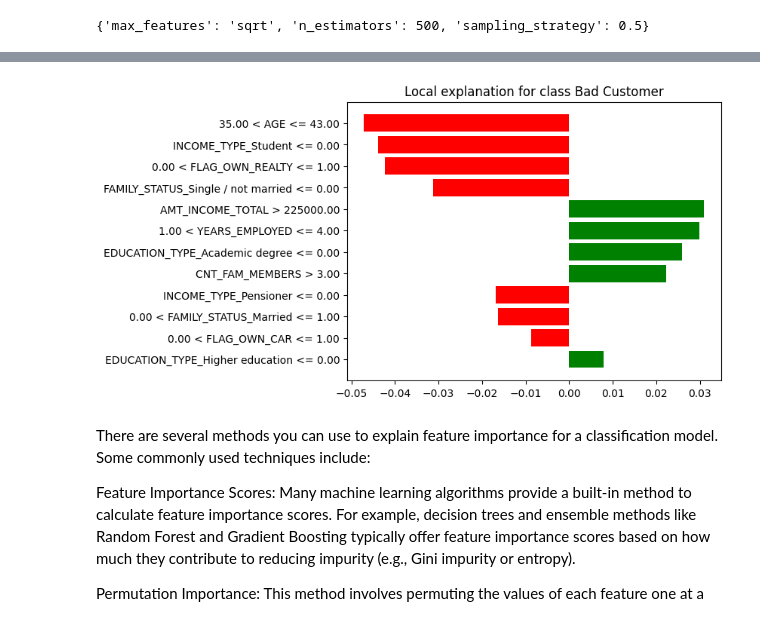
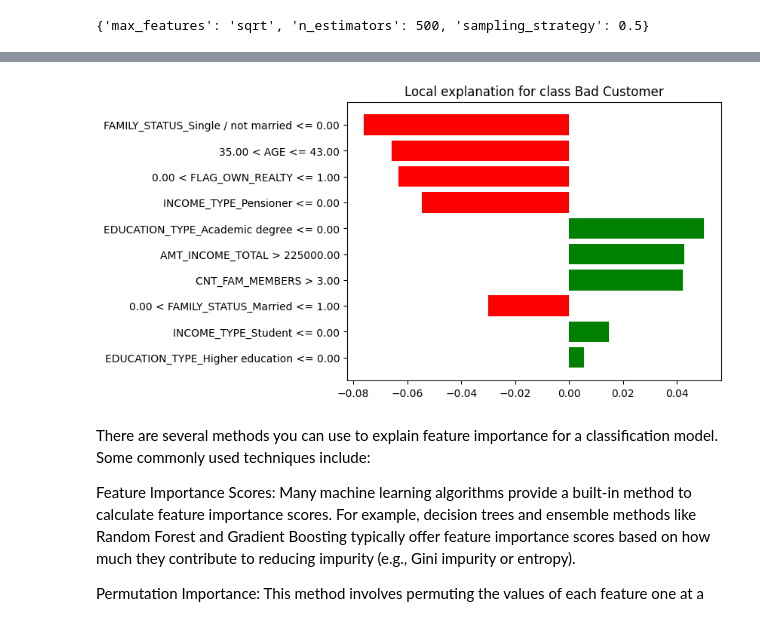
Before and after one commit to EnricoMiche1210760/prediction-of-creditworthiness-for-credit-card-issuance, a Jupyter notebook: src/main.ipynb, the cells around one changed output, grey strips where cells are left out. Drawn from its saved outputs; the diff is of its cells as text; code cells hidden in the pictures.

```diff
--- a/src/main.ipynb
+++ b/src/main.ipynb
@@ -480,12 +561,13 @@ pd.crosstab(approved_applications['BAD_CUSTOMER'], approved_applications["NAME_E
 | 0 | 18 |
 # %%
 
-columns_to_ordinal_encode = ["FLAG_OWN_CAR", "FLAG_OWN_REALTY"]
-columns_to_one_hot_encode = ["NAME_FAMILY_STATUS", "NAME_INCOME_TYPE", "NAME_EDUCATION_TYPE"]
-columns_to_scale = ["AMT_INCOME_TOTAL", "AGE", "YEARS_EMPLOYED", "CNT_FAM_MEMBERS"]
-columns_not_to_encode = ["FLAG_WORK_PHONE", "FLAG_PHONE", "FLAG_EMAIL"]
+columns_to_ordinal_encode = ['FLAG_OWN_REALTY']
+columns_to_one_hot_encode = ['NAME_FAMILY_STATUS', 'NAME_INCOME_TYPE', 'NAME_EDUCATION_TYPE']
+columns_to_scale = ['AMT_INCOME_TOTAL', 'AGE', 'CNT_FAM_MEMBERS']
 
-X = approved_applications.drop(columns=['ID', 'CUSTOMER_RELIABILITY', 'BAD_CUSTOMER', 'FLAG_MOBIL', "NAME_HOUSING_TYPE"])
+X = approved_applications.drop(columns=['ID', "FLAG_OWN_CAR", 'CUSTOMER_RELIABILITY',
+                                        'BAD_CUSTOMER', 'FLAG_MOBIL', "NAME_HOUSING_TYPE", "YEARS_EMPLOYED",
+                                        'FLAG_WORK_PHONE', 'FLAG_PHONE', 'FLAG_EMAIL'])
 y = approved_applications['BAD_CUSTOMER']
 
 X_train, X_test, y_train, y_test = train_test_split(X, y, test_size=0.2, random_state=RANDOM_STATE)
@@ -517,6 +599,6 @@ Text(0.5, 1.0, 'Correlation Matrix')
 # %%
-X_train_rf = X_train[["FLAG_OWN_CAR", "FLAG_OWN_REALTY", "AGE", "YEARS_EMPLOYED", "AMT_INCOME_TOTAL", "CNT_FAM_MEMBERS", "INCOME_TYPE_Pensioner", "INCOME_TYPE_Student", "EDUCATION_TYPE_Academic degree", "FAMILY_STATUS_Married", "FAMILY_STATUS_Single / not married", "EDUCATION_TYPE_Higher education"]]
-X_test_rf  =  X_test[["FLAG_OWN_CAR", "FLAG_OWN_REALTY", "AGE", "YEARS_EMPLOYED", "AMT_INCOME_TOTAL", "CNT_FAM_MEMBERS", "INCOME_TYPE_Pensioner", "INCOME_TYPE_Student", "EDUCATION_TYPE_Academic degree", "FAMILY_STATUS_Married", "FAMILY_STATUS_Single / not married", "EDUCATION_TYPE_Higher education"]]
+X_train_rf = X_train[["FLAG_OWN_REALTY", "AGE", "AMT_INCOME_TOTAL", "CNT_FAM_MEMBERS", "INCOME_TYPE_Pensioner", "INCOME_TYPE_Student", "EDUCATION_TYPE_Academic degree", "FAMILY_STATUS_Married", "FAMILY_STATUS_Single / not married", "EDUCATION_TYPE_Higher education"]]
+X_test_rf  =  X_test[["FLAG_OWN_REALTY", "AGE", "AMT_INCOME_TOTAL", "CNT_FAM_MEMBERS", "INCOME_TYPE_Pensioner", "INCOME_TYPE_Student", "EDUCATION_TYPE_Academic degree", "FAMILY_STATUS_Married", "FAMILY_STATUS_Single / not married", "EDUCATION_TYPE_Higher education"]]
 # %%
 std_scaler_transformer = ColumnTransformer([
     ('STD_SCALER', StandardScaler(), columns_to_scale)
@@ -722,7 +803,7 @@ weighted avg       0.95      0.90      0.92      2631
 # %%
 balanced_model = BalancedBaggingClassifier(estimator=DecisionTreeClassifier(), replacement=True, random_state=RANDOM_STATE, n_jobs=-1)
 param_grid = {
-    'n_estimators': [100, 200, 500],
+    'n_estimators': [200, 500, 750],
     'max_samples': [0.75, 1.],
     'max_features': [0.5, 0.75, 1.]
 }
@@ -865,15 +947,15 @@ Permutation Importance:  [-0.00186241  0.00741163  0.00627138  0.00117826  0.018
 # %%
 import lime
 import lime.lime_tabular
 explainer = lime.lime_tabular.LimeTabularExplainer(X_train_rf.values, feature_names=X_train_rf.columns, class_names=["Good Customer", "Bad Customer"], mode='classification', random_state=RANDOM_STATE)
 
 idx = 0
-exp = explainer.explain_instance(X_test_rf.values[idx], best_balanced_model.predict_proba, num_features=len(X_test_rf.columns))
+exp = explainer.explain_instance(X_test_rf.values[idx], best_rnd_forest.predict_proba, num_features=len(X_test_rf.columns))
 
 fig = exp.as_pyplot_figure()
 plt.show()
 # %% [output]
-[figure, old version]
+[figure, new version]
 # %% [markdown]
 There are several methods you can use to explain feature importance for a classification model. Some commonly used techniques include:
 
```
Also changed, not shown: parts of 25 cells of this notebook, 1 other file.
